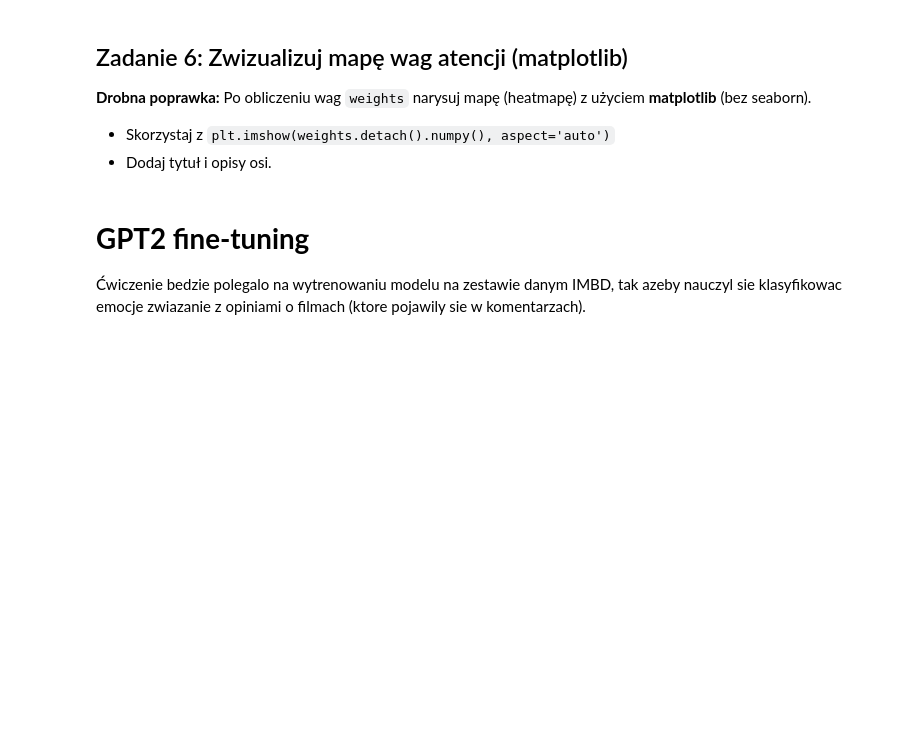
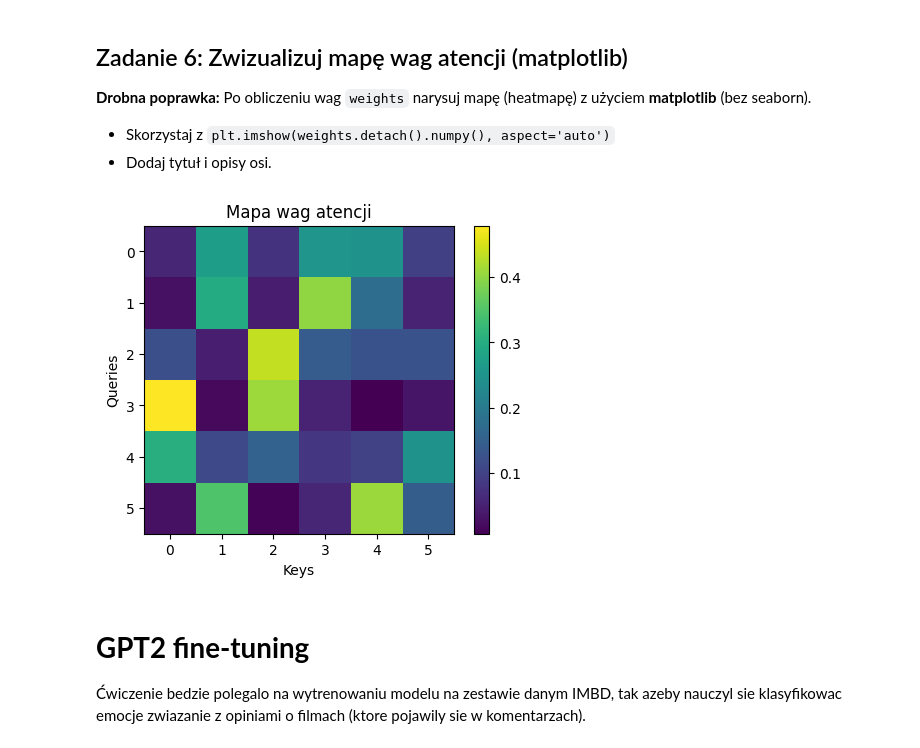
Before and after one commit to Gregory-lab-eng/python_Vistula, a Jupyter notebook: Strakhov_75209_GPT2_tokenizer.ipynb, the cells around one changed output. Cells and saved outputs as stored; diff of their text form; code cells hidden in the pictures; blank space fills up the shorter version.

```diff
--- a/Strakhov_75209_GPT2_tokenizer.ipynb
+++ b/Strakhov_75209_GPT2_tokenizer.ipynb
@@ -441,22 +568,24 @@ X = torch.randn(N, d_model)
 # %%
 import torch
 import torch.nn.functional as F
 import matplotlib.pyplot as plt
 
 torch.manual_seed(21)
 Q = torch.randn(6, 4); K = torch.randn(6, 4); V = torch.randn(6, 4)
 d_k = Q.size(-1)
 weights = F.softmax((Q @ K.T) / (d_k ** 0.5), dim=-1)
 
 # TODO: użyj matplotlib do narysowania heatmapy wag
 # Przykład:
-# plt.figure(figsize=(5,4))
-# plt.imshow(weights.detach().numpy(), aspect='auto')
-# plt.title("Mapa wag atencji")
-# plt.xlabel("Keys")
-# plt.ylabel("Queries")
-# plt.colorbar()
-# plt.show()
+plt.figure(figsize=(5,4))
+plt.imshow(weights.detach().numpy(), aspect='auto')
+plt.title("Mapa wag atencji")
+plt.xlabel("Keys")
+plt.ylabel("Queries")
+plt.colorbar()
+plt.show()
+# %% [output]
+[figure, added]
 # %% [markdown]
 # **GPT2 fine-tuning**
 Ćwiczenie bedzie polegalo na wytrenowaniu modelu na zestawie danym IMBD, tak azeby nauczyl sie klasyfikowac emocje zwiazanie z opiniami o filmach (ktore pojawily sie w komentarzach).
```
Also changed, not shown: parts of 21 cells of this notebook.
